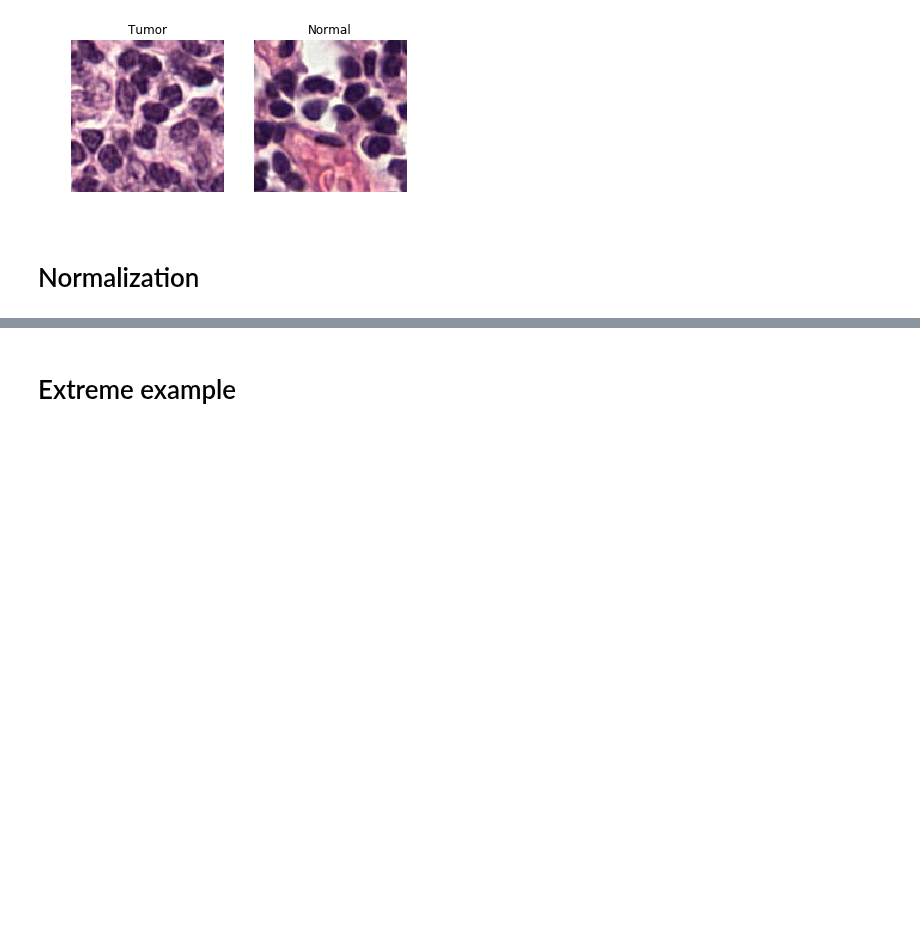
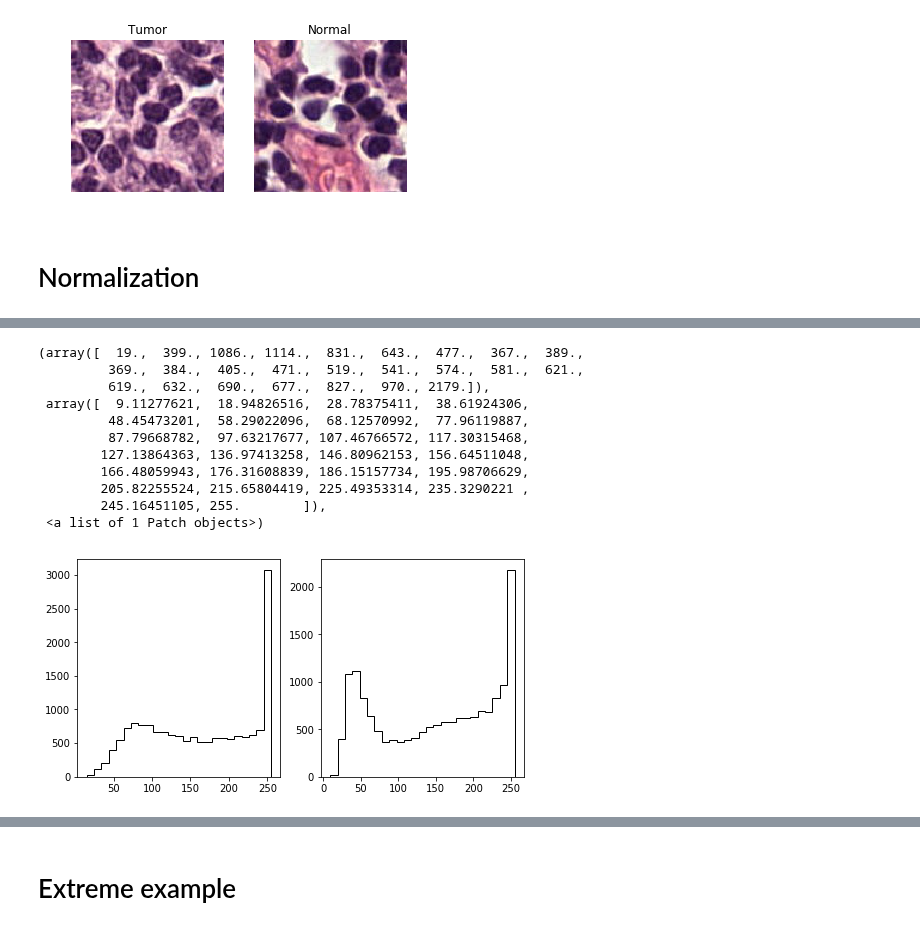
Before and after one commit to saketkc/pyvirchow, a Jupyter notebook: notebooks/04.Normalization-demo.ipynb, the cells around one changed output, grey strips where cells are left out. Saved outputs shown, nothing was run; the diff lists cells and outputs as text; code cells hidden in the pictures; blank space fills up the shorter version.

```diff
--- a/notebooks/04.Normalization-demo.ipynb
+++ b/notebooks/04.Normalization-demo.ipynb
@@ -126,4 +436,17 @@ normalized_rgb_m = macenko_fit.transform(np.asarray(normal_rgb).astype(np.uint8)
 # %%
-vahadane_fit = VahadaneNormalization()
-vahadane_fit.fit(np.asarray(tumor_rgb).astype(np.uint8))
-normalized_rgb_v = vahadane_fit.transform(np.asarray(normal_rgb).astype(np.uint8))
+vahadane_fit = {}
+H_channel_v = {}
+E_channel_v = {}
+
+vahadane_fit['tumor'] = VahadaneNormalization()
+vahadane_fit['tumor'].fit(np.asarray(tumor_rgb).astype(np.uint8))
+
+vahadane_fit['normal'] = VahadaneNormalization()
+vahadane_fit['normal'].fit(np.asarray(normal_rgb).astype(np.uint8))
+
+
+H_channel_v['tumor'] = vahadane_fit['tumor'].get_hematoxylin_channel(tumor_rgb)
+E_channel_v['tumor'] = vahadane_fit['tumor'].get_eosin_channel(tumor_rgb)
+
+H_channel_v['normal'] = vahadane_fit['normal'].get_hematoxylin_channel(normal_rgb)
+E_channel_v['normal'] = vahadane_fit['normal'].get_eosin_channel(normal_rgb)
@@ -134,3 +490,23 @@ normalized_rgb_r = reinhard_fit.transform(np.asarray(normal_rgb).astype(np.uint8
+# %%
+fig = plt.figure(figsize=(8, 4))
+ax = plt.subplot(121)
+ax.hist(rgb2gray(H_channel_v['tumor']).ravel(), bins=25, histtype='step', color='black')
+
+ax = plt.subplot(122)
+ax.hist(rgb2gray(H_channel_v['normal']).ravel(), bins=25, histtype='step', color='black')
+# %% [output]
+(array([  19.,  399., 1086., 1114.,  831.,  643.,  477.,  367.,  389.,
+         369.,  384.,  405.,  471.,  519.,  541.,  574.,  581.,  621.,
+         619.,  632.,  690.,  677.,  827.,  970., 2179.]),
+ array([  9.11277621,  18.94826516,  28.78375411,  38.61924306,
+         48.45473201,  58.29022096,  68.12570992,  77.96119887,
+         87.79668782,  97.63217677, 107.46766572, 117.30315468,
+        127.13864363, 136.97413258, 146.80962153, 156.64511048,
+        166.48059943, 176.31608839, 186.15157734, 195.98706629,
+        205.82255524, 215.65804419, 225.49353314, 235.3290221 ,
+        245.16451105, 255.        ]),
+ <a list of 1 Patch objects>)
+[figure, added]
 # %%
 fig = plt.figure(figsize=(10, 10))
 ax = plt.subplot(151)
```
Also changed, not shown: parts of 44 cells of this notebook, 21 other files.
